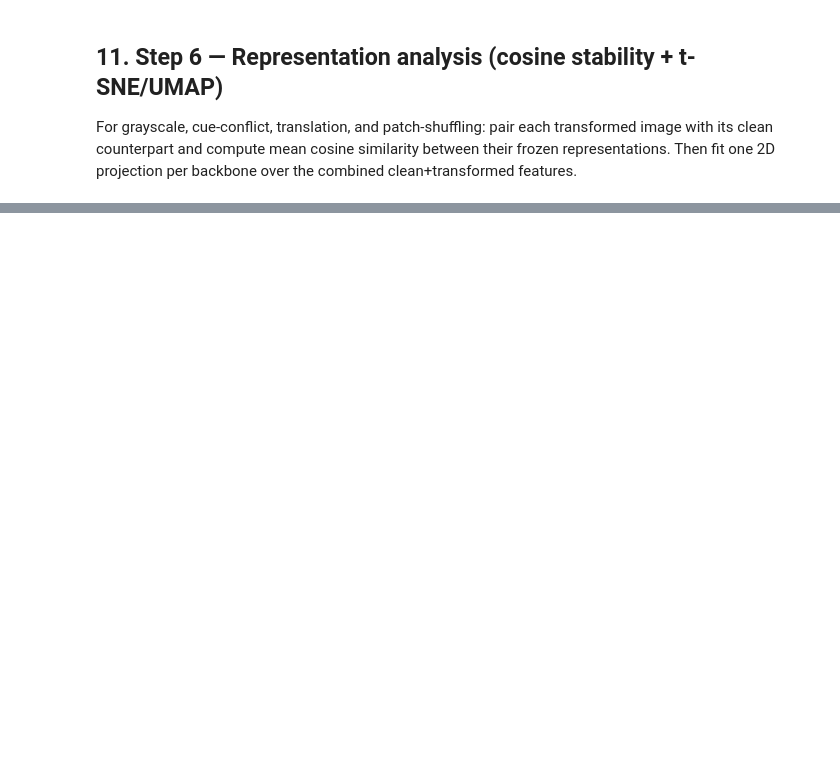
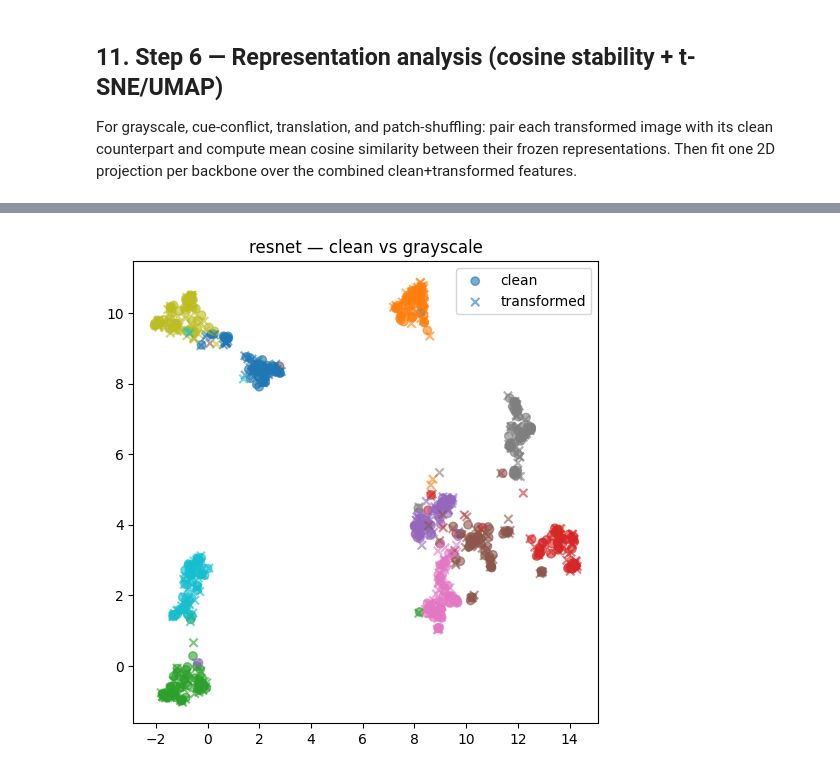
Before and after one commit to sayim665/atml-pa1, a Jupyter notebook: task1/ATML_PA1_Task1_skeleton.ipynb, the cells around one changed output, grey strips where cells are left out. Cells and saved outputs as stored; diff of their text form; code cells hidden in the pictures; blank space fills up the shorter version.

```diff
--- a/task1/ATML_PA1_Task1_skeleton.ipynb
+++ b/task1/ATML_PA1_Task1_skeleton.ipynb
@@ -598,0 +948,4 @@ def plot_clean_vs_transformed(model_name, transform_name, transform_fn, loader):
+# %%
+plot_clean_vs_transformed("resnet", "grayscale", lambda x: apply_color_intervention(x, "grayscale"), eval_loader)
+# %% [output]
+[figure, added]
```
Also changed, not shown: parts of 20 cells of this notebook.
